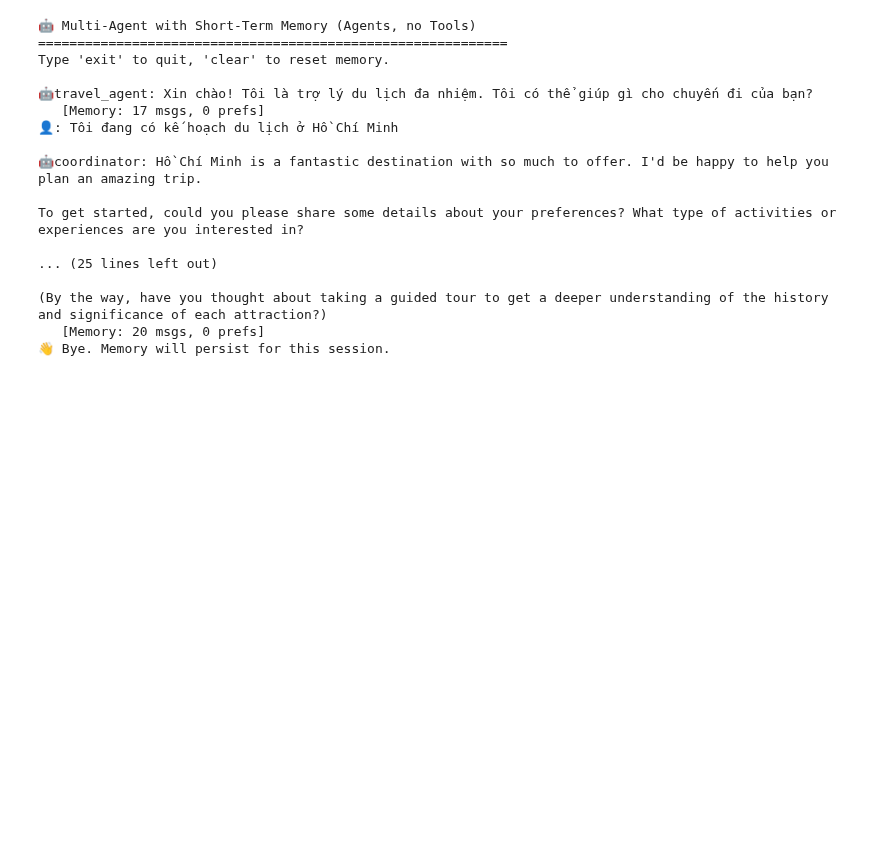
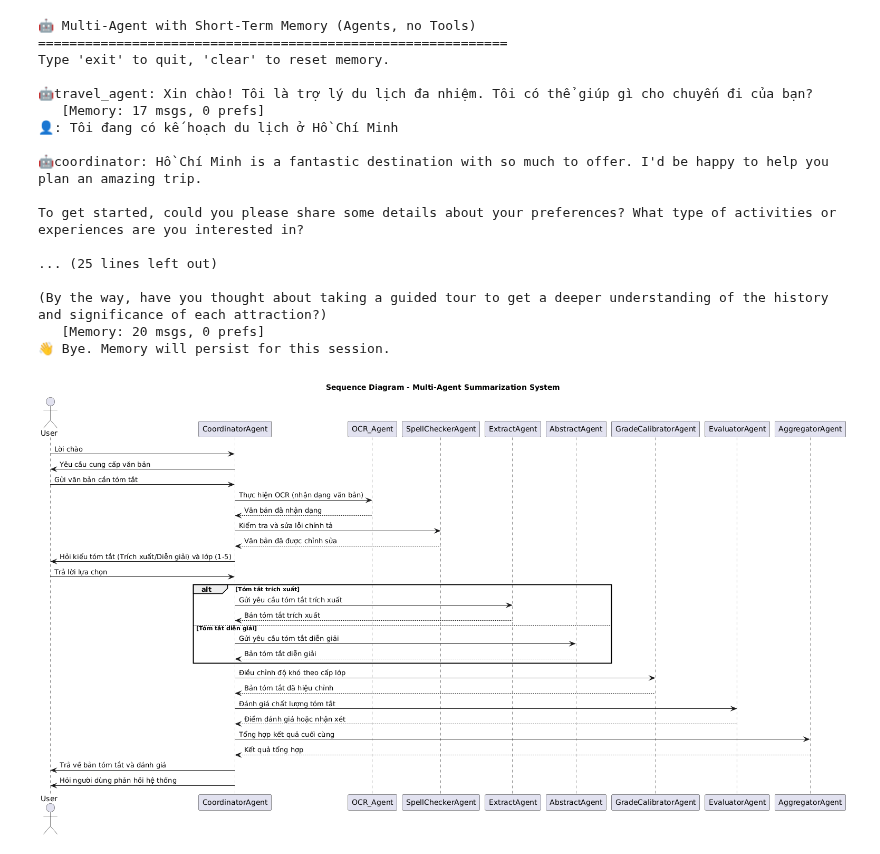
Before and after one commit to Biuuu2309/Reading-summary-project-combining-LLMs-MAS-and-React-SpringBoot-technologies, a Jupyter notebook: Source/ai/Multi_Agent/Source/Main/Program_Main/LLM_Ex.ipynb, the cells around one changed output. Saved outputs shown, nothing was run; the diff lists cells and outputs as text; code cells hidden in the pictures; blank space fills up the shorter version.

```diff
--- a/Source/ai/Multi_Agent/Source/Main/Program_Main/LLM_Ex.ipynb
+++ b/Source/ai/Multi_Agent/Source/Main/Program_Main/LLM_Ex.ipynb
@@ -523,3 +523,67 @@ To get started, could you please share some details about your preferences? What
 (By the way, have you thought about taking a guided tour to get a deeper understanding of the history and significance of each attraction?)
    [Memory: 20 msgs, 0 prefs]
 👋 Bye. Memory will persist for this session.
+# %%
+from plantuml import PlantUML
+from IPython.display import Image, display
+
+uml_code = """
+@startuml
+title Sequence Diagram - Multi-Agent Summarization System
+
+actor User
+participant CoordinatorAgent
+participant OCR_Agent
+participant SpellCheckerAgent
+participant ExtractAgent
+participant AbstractAgent
+participant GradeCalibratorAgent
+participant EvaluatorAgent
+participant AggregatorAgent
+
+User -> CoordinatorAgent: Lời chào
+CoordinatorAgent -> User: Yêu cầu cung cấp văn bản
+User -> CoordinatorAgent: Gửi văn bản cần tóm tắt
+
+CoordinatorAgent -> OCR_Agent: Thực hiện OCR (nhận dạng văn bản)
+OCR_Agent --> CoordinatorAgent: Văn bản đã nhận dạng
+
+CoordinatorAgent -> SpellCheckerAgent: Kiểm tra và sửa lỗi chính tả
+SpellCheckerAgent --> CoordinatorAgent: Văn bản đã được chỉnh sửa
+
+CoordinatorAgent -> User: Hỏi kiểu tóm tắt (Trích xuất/Diễn giải) và lớp (1–5)
+User -> CoordinatorAgent: Trả lời lựa chọn
+
+alt Tóm tắt trích xuất
+    CoordinatorAgent -> ExtractAgent: Gửi yêu cầu tóm tắt trích xuất
+    ExtractAgent --> CoordinatorAgent: Bản tóm tắt trích xuất
+else Tóm tắt diễn giải
+    CoordinatorAgent -> AbstractAgent: Gửi yêu cầu tóm tắt diễn giải
+    AbstractAgent --> CoordinatorAgent: Bản tóm tắt diễn giải
+end
+
+CoordinatorAgent -> GradeCalibratorAgent: Điều chỉnh độ khó theo cấp lớp
+GradeCalibratorAgent --> CoordinatorAgent: Bản tóm tắt đã hiệu chỉnh
+
+CoordinatorAgent -> EvaluatorAgent: Đánh giá chất lượng tóm tắt
+EvaluatorAgent --> CoordinatorAgent: Điểm đánh giá hoặc nhận xét
+
+CoordinatorAgent -> AggregatorAgent: Tổng hợp kết quả cuối cùng
+AggregatorAgent --> CoordinatorAgent: Kết quả tổng hợp
+
+CoordinatorAgent -> User: Trả về bản tóm tắt và đánh giá
+CoordinatorAgent -> User: Hỏi người dùng phản hồi hệ thống
+
+@enduml
+"""
+
+# Kết nối đến PlantUML server
+server = PlantUML(url="http://www.plantuml.com/plantuml/png/")
+
+# Gửi UML code đến server và nhận về dữ liệu ảnh
+image_data = server.processes(uml_code)
+
+# Hiển thị ảnh trực tiếp trong notebook
+display(Image(image_data))
+# %% [output]
+[figure, added]
```
Also changed, not shown: 8 other files.
